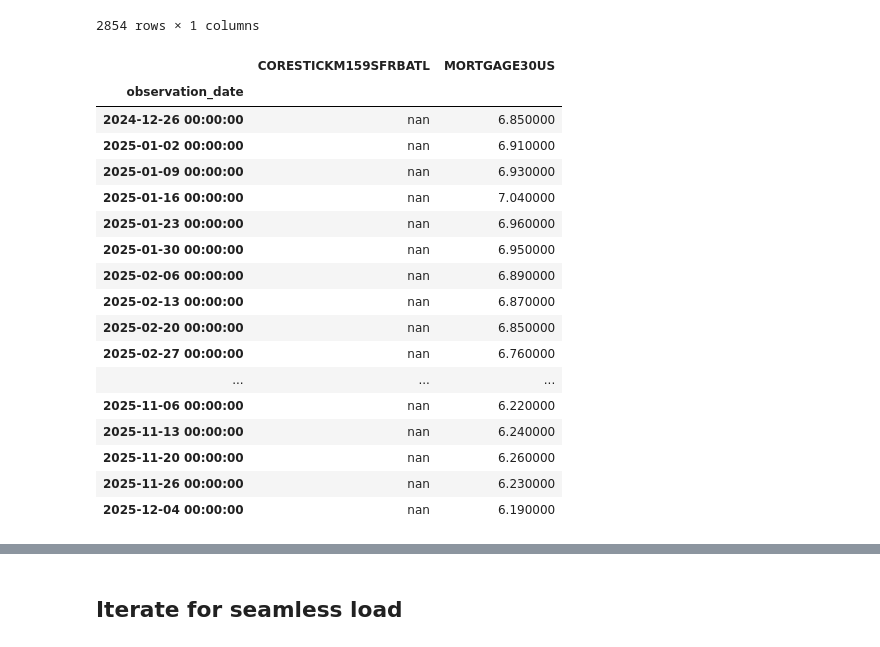
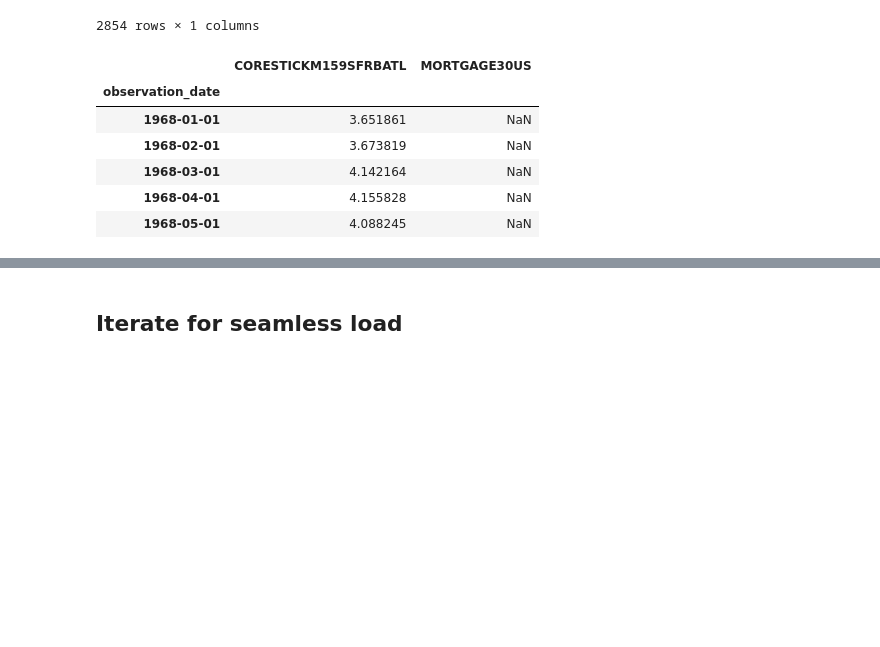
Before and after one commit to misterkrot-reborn/practical-python-for-time-series-analysis-5452014, a Jupyter notebook: notebooks/CH01_Join/Start.ipynb, the cells around one changed output, grey strips where cells are left out. Drawn from its saved outputs; the diff is of its cells as text; code cells hidden in the pictures; blank space fills up the shorter version.

```diff
--- a/notebooks/CH01_Join/Start.ipynb
+++ b/notebooks/CH01_Join/Start.ipynb
@@ -75,23 +75,13 @@ df2
 2854 rows × 1 columns
 # %%
 
-pd.concat(objs=[df1, df2]).tail(50).style
+df3 = pd.concat(objs=[df1, df2], axis=1)
+df3.head(5)
 # %% [output]
 |  | CORESTICKM159SFRBATL | MORTGAGE30US |
 | observation_date |  |  |
-| 2024-12-26 00:00:00 | nan | 6.850000 |
-| 2025-01-02 00:00:00 | nan | 6.910000 |
-| 2025-01-09 00:00:00 | nan | 6.930000 |
-| 2025-01-16 00:00:00 | nan | 7.040000 |
-| 2025-01-23 00:00:00 | nan | 6.960000 |
-| 2025-01-30 00:00:00 | nan | 6.950000 |
-| 2025-02-06 00:00:00 | nan | 6.890000 |
-| 2025-02-13 00:00:00 | nan | 6.870000 |
-| 2025-02-20 00:00:00 | nan | 6.850000 |
-| 2025-02-27 00:00:00 | nan | 6.760000 |
-| ... | ... | ... |
-| 2025-11-06 00:00:00 | nan | 6.220000 |
-| 2025-11-13 00:00:00 | nan | 6.240000 |
-| 2025-11-20 00:00:00 | nan | 6.260000 |
-| 2025-11-26 00:00:00 | nan | 6.230000 |
-| 2025-12-04 00:00:00 | nan | 6.190000 |
+| 1968-01-01 | 3.651861 | NaN |
+| 1968-02-01 | 3.673819 | NaN |
+| 1968-03-01 | 4.142164 | NaN |
+| 1968-04-01 | 4.155828 | NaN |
+| 1968-05-01 | 4.088245 | NaN |
```
Also changed, not shown: parts of 14 cells of this notebook.
